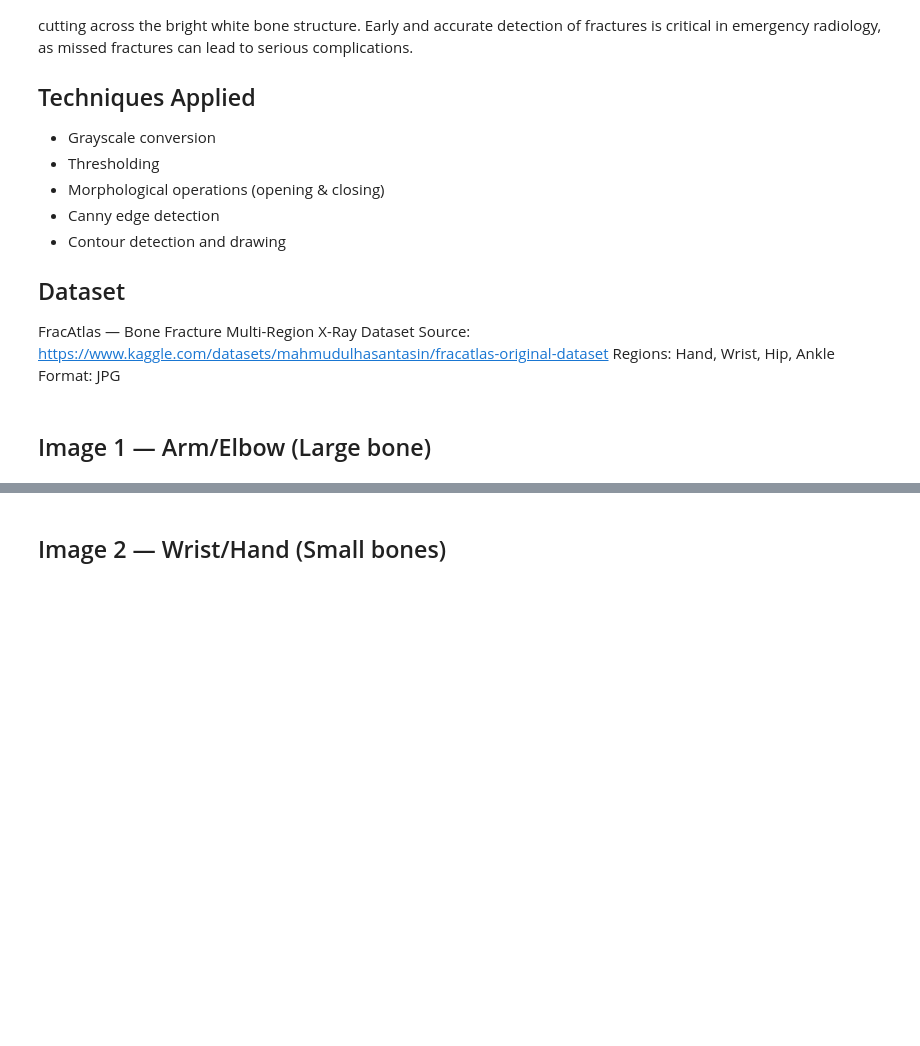
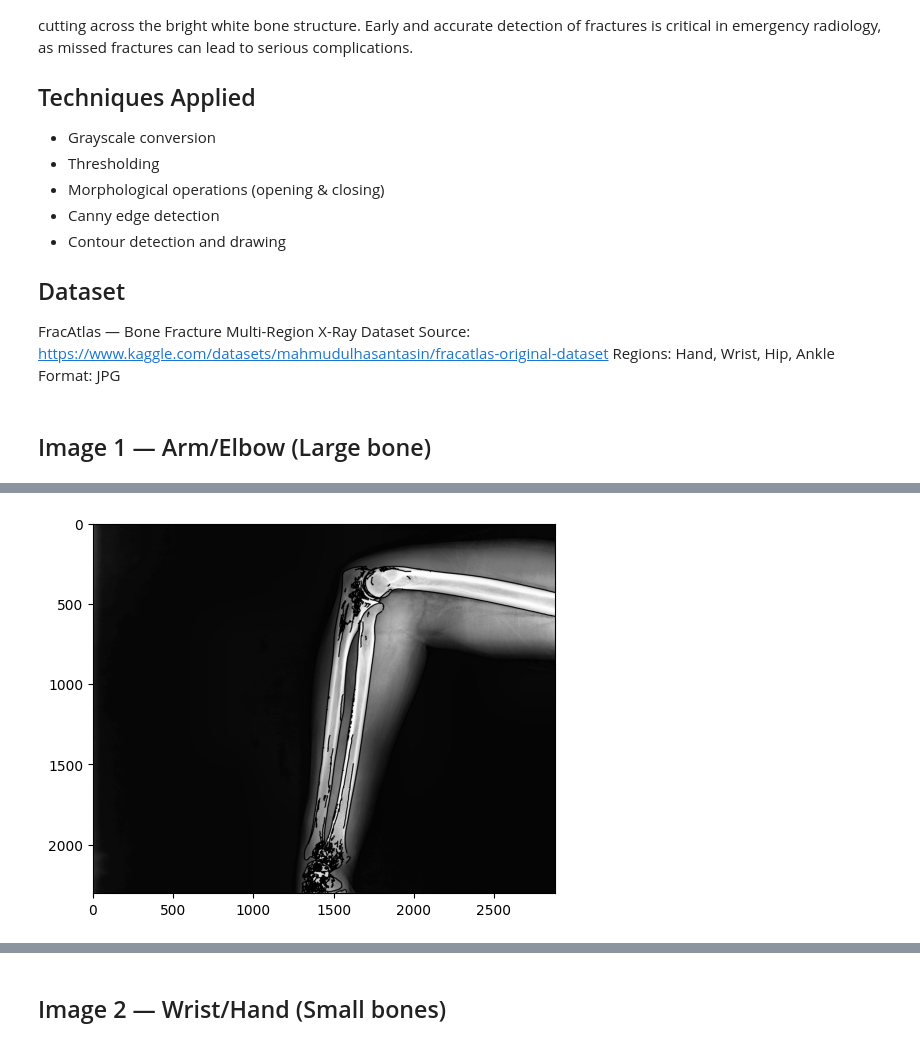
Before and after one commit to Chosencodes/Medical-Imaging-Projects, a Jupyter notebook: Bone Fracture X-Ray Edge Detection/Bone fracture analysis.ipynb, the cells around one changed output, grey strips where cells are left out. Saved outputs shown, nothing was run; the diff lists cells and outputs as text; code cells hidden in the pictures; blank space fills up the shorter version.

```diff
--- a/Bone Fracture X-Ray Edge Detection/Bone fracture analysis.ipynb
+++ b/Bone Fracture X-Ray Edge Detection/Bone fracture analysis.ipynb
@@ -68,0 +97,9 @@ plt.imshow(canny,cmap='gray');
+# %%
+#Find Contours
+copy = gray.copy()
+contours, hierachy = cv2.findContours(canny, cv2.RETR_EXTERNAL,cv2.CHAIN_APPROX_SIMPLE)
+cv2.drawContours(copy,contours, -1,(0,255,0),5)
+
+plt.imshow(copy,cmap='gray');
+# %% [output]
+[figure, added]
```
Also changed, not shown: parts of 5 cells of this notebook, 5 other files.
